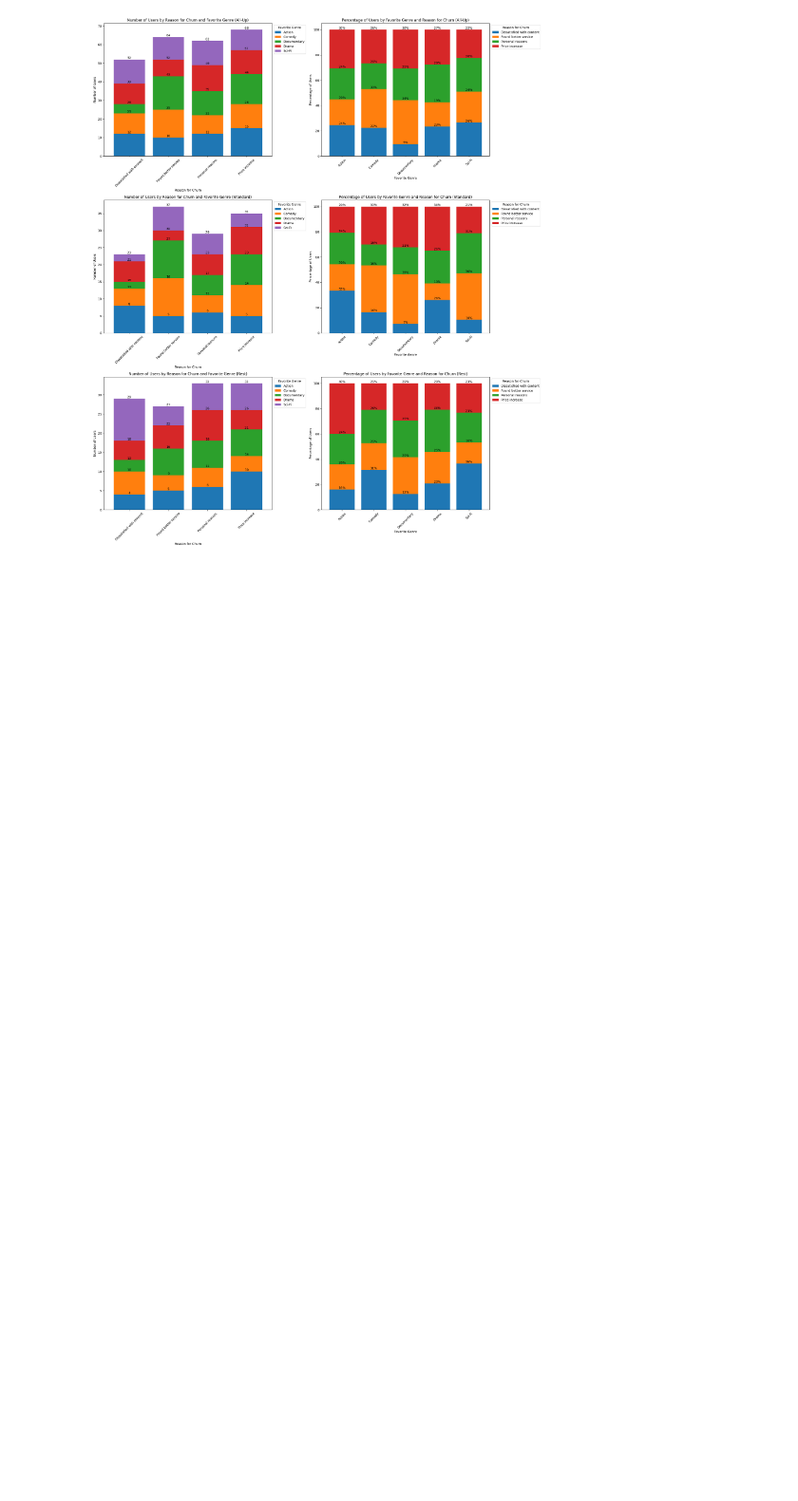
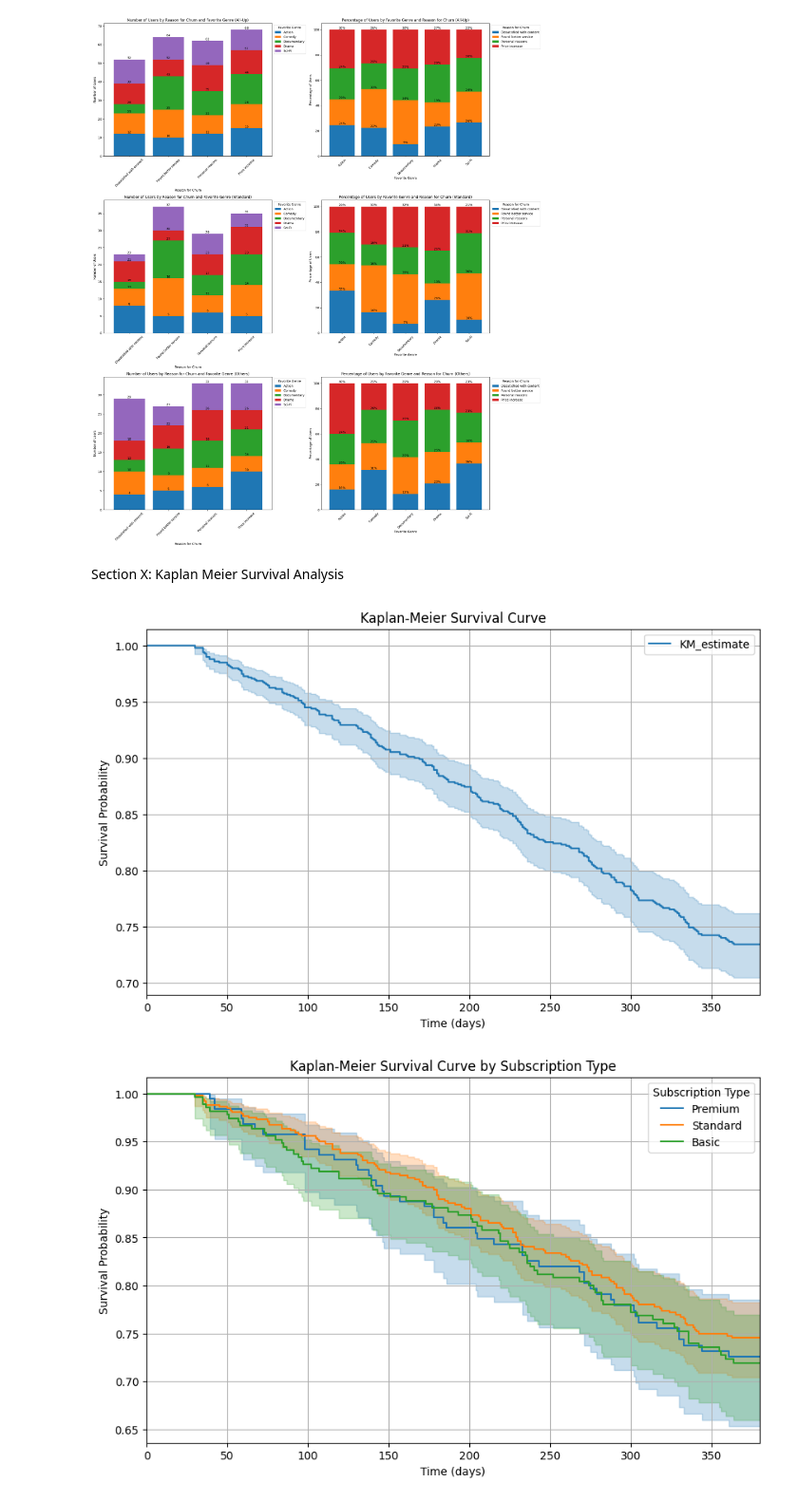
Before and after one commit to NumanESchulich/SchulichDataScience, a Jupyter notebook: Data Science I (MBAN 6110T)/Assignments/Assignment_I.ipynb, the cells around one changed output. Shown at 95% size. Cells and saved outputs as stored; diff of their text form; code cells hidden in the pictures; blank space fills up the shorter version.

```diff
--- a/Data Science I (MBAN 6110T)/Assignments/Assignment_I.ipynb
+++ b/Data Science I (MBAN 6110T)/Assignments/Assignment_I.ipynb
@@ -630,3 +680,70 @@ plt.tight_layout(rect=[0, 0, 0.85, 1])
 plt.show()
 # %% [output]
 [figure]
+# %% [markdown]
+Section X: Kaplan Meier Survival Analysis
+# %%
+import matplotlib.pyplot as plt
+from lifelines import KaplanMeierFitter
+from datetime import datetime
+
+# Convert date columns to datetime
+df['Subscription_Start_Date'] = pd.to_datetime(df['Subscription_Start_Date'])
+df['Date_of_Churn'] = pd.to_datetime(df['Date_of_Churn'])
+
+# Calculate time to churn in days
+current_date = datetime.now()
+df['Time_to_Churn'] = (df['Date_of_Churn'].fillna(current_date) - df['Subscription_Start_Date']).dt.days
+
+# Start KaplanMeierFitter
+kmf = KaplanMeierFitter()
+
+# Fit the data
+kmf.fit(durations=df['Time_to_Churn'], event_observed=df['Churned'])
+
+# Plot the survival function limited to 380 days (the graph flatlines after)
+plt.figure(figsize=(10, 6))
+kmf.plot_survival_function()
+plt.title('Kaplan-Meier Survival Curve')
+plt.xlabel('Time (days)')
+plt.ylabel('Survival Probability')
+plt.xlim(0, 380)
+plt.grid(True)
+plt.show()
+
+# Plot the survival function by subscription type
+plt.figure(figsize=(10, 6))
+
+for subscription_type in df['Subscription_Type'].unique():
+    kmf.fit(durations=df[df['Subscription_Type'] == subscription_type]['Time_to_Churn'],
+            event_observed=df[df['Subscription_Type'] == subscription_type]['Churned'],
+            label=subscription_type)
+    kmf.plot_survival_function()
+
+plt.title('Kaplan-Meier Survival Curve by Subscription Type')
+plt.xlabel('Time (days)')
+plt.ylabel('Survival Probability')
+plt.xlim(0, 380)
+plt.legend(title='Subscription Type')
+plt.grid(True)
+plt.show()
+
+# Plot the survival function by age group
+plt.figure(figsize=(10, 6))
+
+for age_group in df['Age_Group'].unique():
+    kmf.fit(durations=df[df['Age_Group'] == age_group]['Time_to_Churn'],
+            event_observed=df[df['Age_Group'] == age_group]['Churned'],
+            label=age_group)
+    kmf.plot_survival_function()
+
+plt.title('Kaplan-Meier Survival Curve by Age Group')
+plt.xlabel('Time (days)')
+plt.ylabel('Survival Probability')
+plt.xlim(0, 380)
+plt.legend(title='Age Group')
+plt.grid(True)
+plt.show()
+# %% [output]
+[figure, added]
+[figure, added]
```
Also changed, not shown: parts of 10 cells of this notebook.
